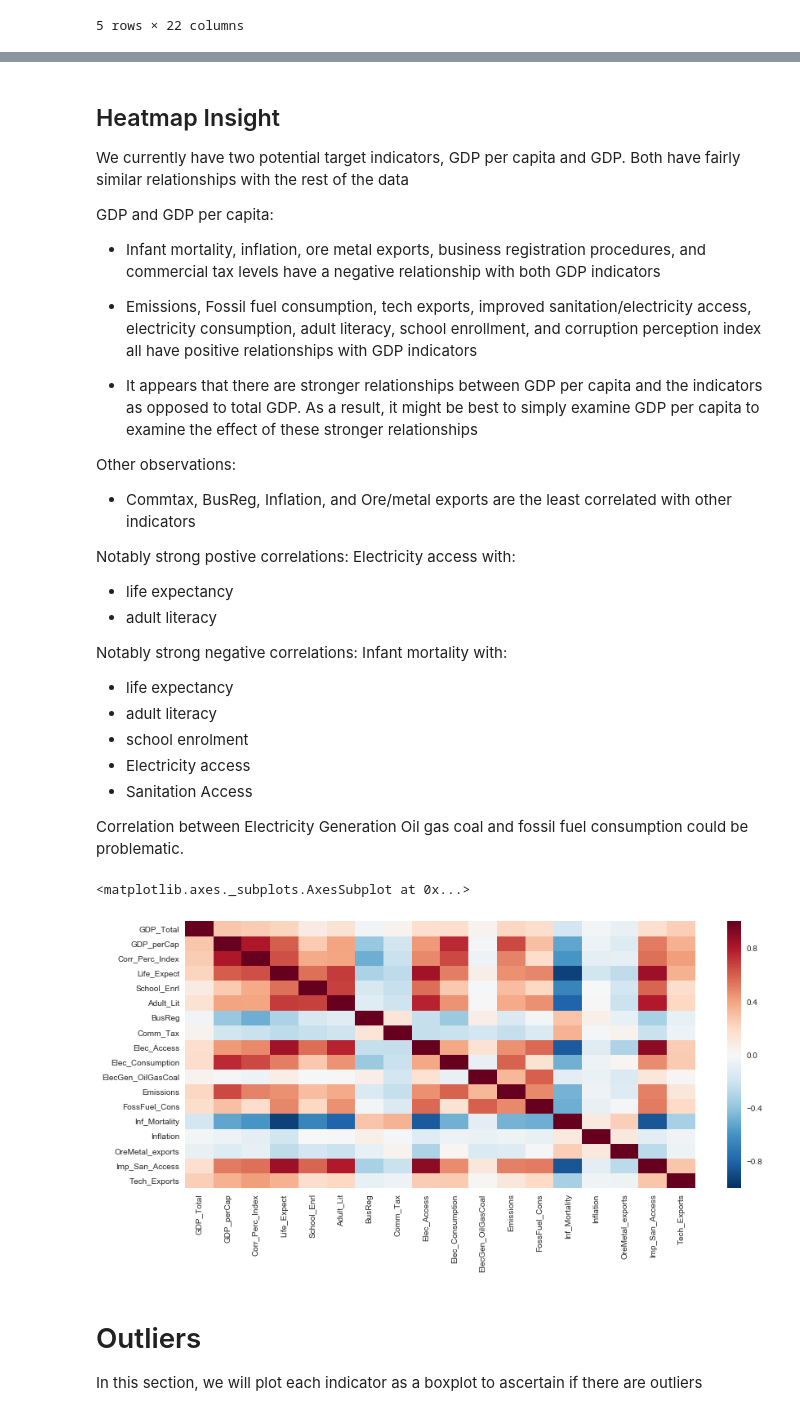
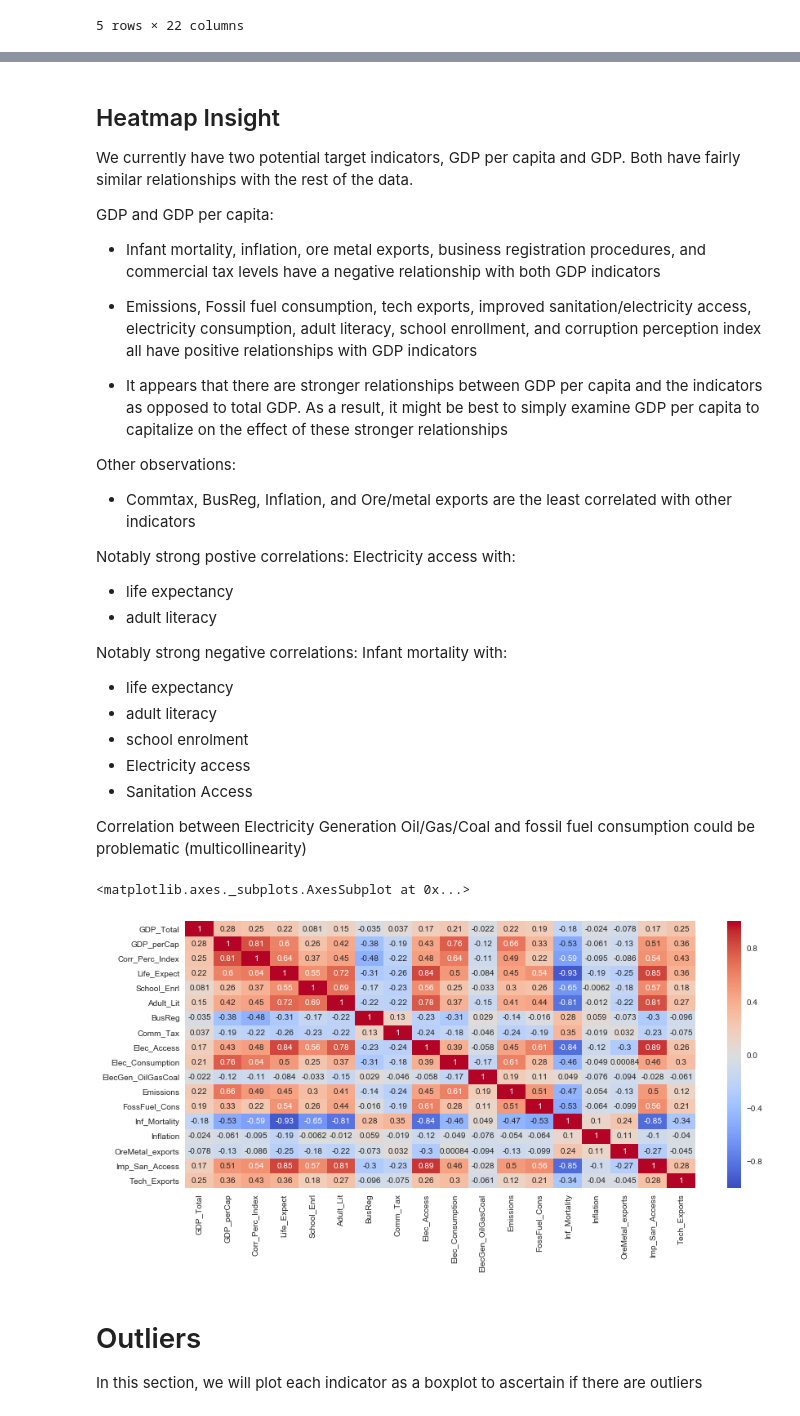
Before and after one commit to dmawardi/Capstone-Project-GDP-QOL, a Jupyter notebook: Capstone Analysis.ipynb, the cells around one changed output, grey strips where cells are left out. Drawn from its saved outputs; the diff is of its cells as text; code cells hidden in the pictures.

```diff
--- a/Capstone Analysis.ipynb
+++ b/Capstone Analysis.ipynb
@@ -131,12 +149,12 @@ Countries appear to be categorized on income levels based on GDP per capita rath
 # %% [markdown]
 ## Heatmap Insight
-We currently have two potential target indicators, GDP per capita and GDP. Both have fairly similar relationships with the rest of the data
+We currently have two potential target indicators, GDP per capita and GDP. Both have fairly similar relationships with the rest of the data.
 
 GDP and GDP per capita:
 * Infant mortality, inflation, ore metal exports, business registration procedures, and commercial tax levels have a negative relationship with both GDP indicators
 * Emissions, Fossil fuel consumption, tech exports, improved sanitation/electricity access, electricity consumption, adult literacy, school enrollment, and corruption perception index all have positive relationships with GDP indicators
 
-* It appears that there are stronger relationships between GDP per capita and the indicators as opposed to total GDP. As a result, it might be best to simply examine GDP per capita to examine the effect of these stronger relationships
+* It appears that there are stronger relationships between GDP per capita and the indicators as opposed to total GDP. As a result, it might be best to simply examine GDP per capita to capitalize on the effect of these stronger relationships
 
 Other observations:
 * Commtax, BusReg, Inflation, and Ore/metal exports are the least correlated with other indicators
@@ -154,16 +172,16 @@ Infant mortality with:
 * Electricity access
 * Sanitation Access
 
-Correlation between Electricity Generation Oil gas coal and fossil fuel consumption could be problematic.
+Correlation between Electricity Generation Oil/Gas/Coal and fossil fuel consumption could be problematic (multicollinearity)
 # %%
 # Alter figure size
 plt.figure(figsize=(14,6))
 
 # Plot heatmap using correlation matrix of our data
-sns.heatmap(df.corr())
+sns.heatmap(df.corr(), annot=True, cmap='coolwarm')
 # %% [output]
 <matplotlib.axes._subplots.AxesSubplot at 0x...>
-[figure, old version]
+[figure, new version]
 # %% [markdown]
 # Outliers
 In this section, we will plot each indicator as a boxplot to ascertain if there are outliers
```
Also changed, not shown: parts of 71 cells of this notebook.
